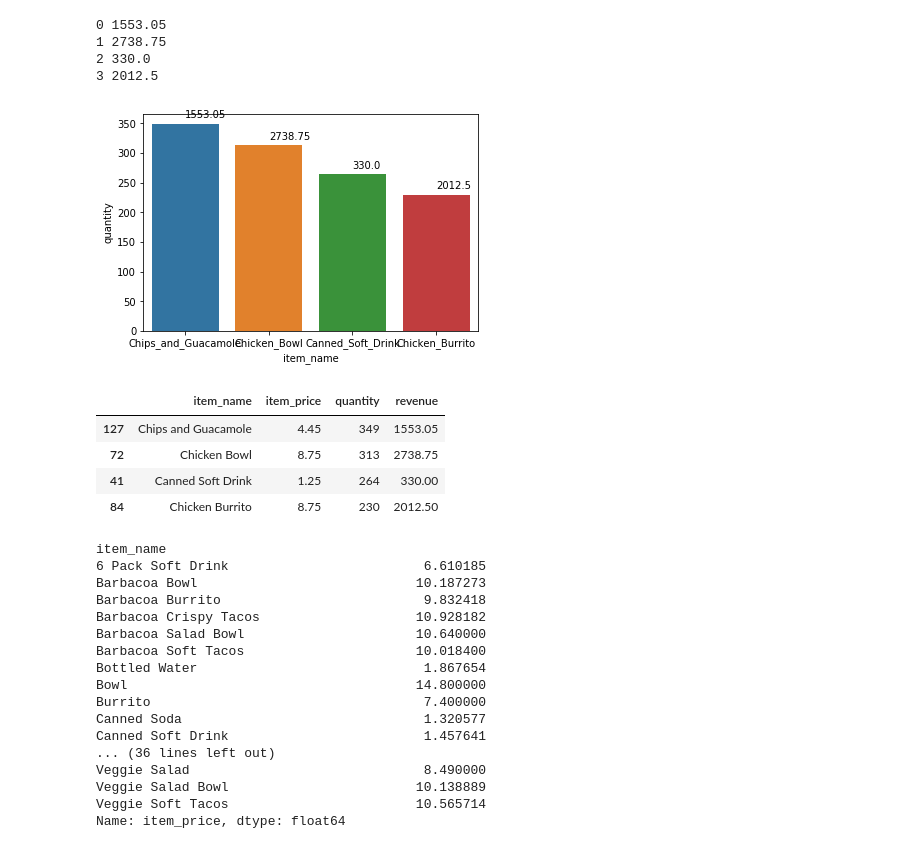
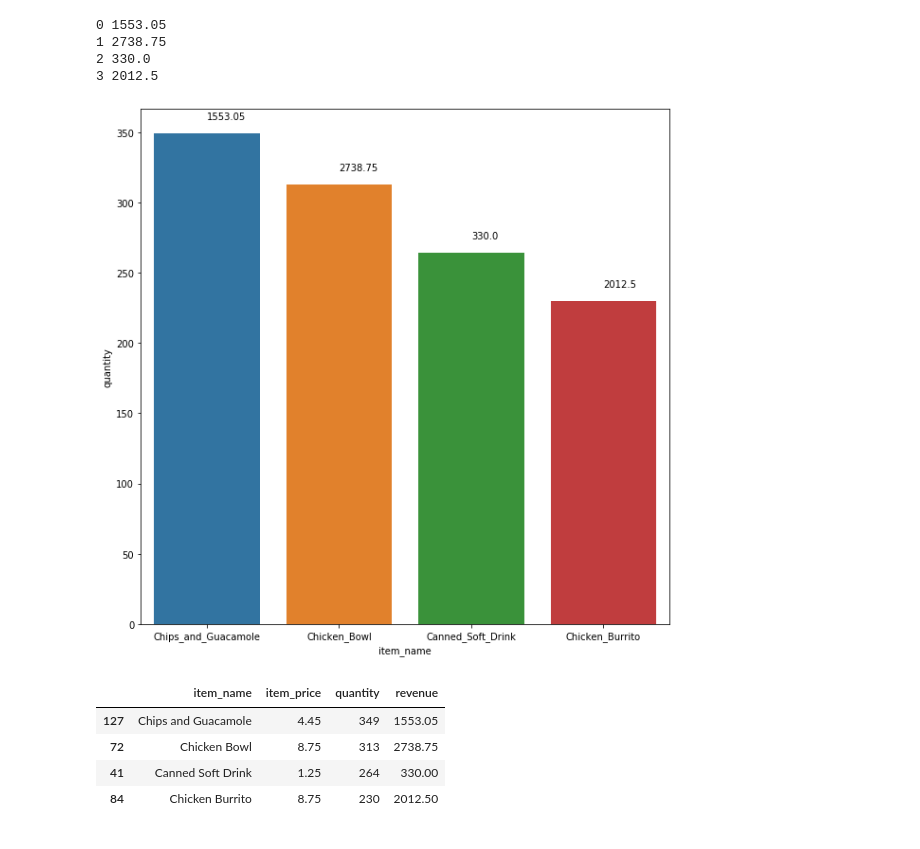
Before and after one commit to Jacqueline-A-Shay/python-exercises, a Jupyter notebook: 4.9_seaborn_exercises.ipynb, the cells around one changed output. Drawn from its saved outputs; the diff is of its cells as text; code cells hidden in the pictures.

```diff
--- a/4.9_seaborn_exercises.ipynb
+++ b/4.9_seaborn_exercises.ipynb
@@ -444,19 +466,20 @@ for i, row in plot_top_4.iterrows():
 2 330.0
 3 2012.5
 # %%
+plt.figure(figsize=(10,10))
 p = sns.barplot(x = plot_top_4.item_name, y = plot_top_4.quantity)
 
 # for i, row in plot_top_4.iterrows():
 #     height = p.get_height()
 #     p.annotate('{}'.format(row['revenue']),
 #                     xy=(rect.get_x() + rect.get_width() / 2, height),
 #                     xytext=(0, 3),  # 3 points vertical offset
 #                     textcoords="offset points",
 #                     ha='center', va='bottom')
 for i, row in plot_top_4.iterrows():
     p.annotate(row['revenue'], xy = (i,(row['quantity']+10)))
 # %% [output]
-[figure, old version]
+[figure, new version]
 # %%
 plot_top_4
 # %% [output]
@@ -465,27 +488,6 @@ plot_top_4
 | 72 | Chicken Bowl | 8.75 | 313 | 2738.75 |
 | 41 | Canned Soft Drink | 1.25 | 264 | 330.00 |
 | 84 | Chicken Burrito | 8.75 | 230 | 2012.50 |
-# %%
-extract_revenue_by_category = chipotle.groupby(chipotle.item_name).item_price.agg('mean')
-extract_revenue_by_category
-# %% [output]
-item_name
-6 Pack Soft Drink                         6.610185
-Barbacoa Bowl                            10.187273
-Barbacoa Burrito                          9.832418
-Barbacoa Crispy Tacos                    10.928182
-Barbacoa Salad Bowl                      10.640000
-Barbacoa Soft Tacos                      10.018400
-Bottled Water                             1.867654
-Bowl                                     14.800000
-Burrito                                   7.400000
-Canned Soda                               1.320577
-Canned Soft Drink                         1.457641
-... (36 lines left out)
-Veggie Salad                              8.490000
-Veggie Salad Bowl                        10.138889
-Veggie Soft Tacos                        10.565714
-Name: item_price, dtype: float64
 # %%
 # Load the sleepstudy data and read it's documentation.
 # Use seaborn to create a line chart of all the individual subject's reaction times
```
Also changed, not shown: parts of 4 cells of this notebook, 1 other file.
